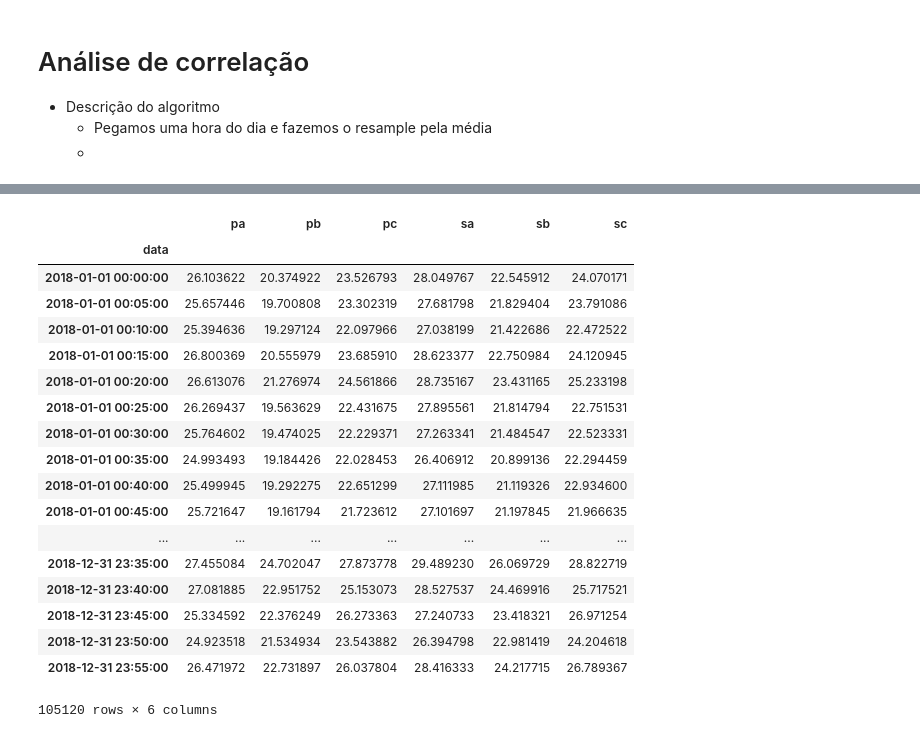
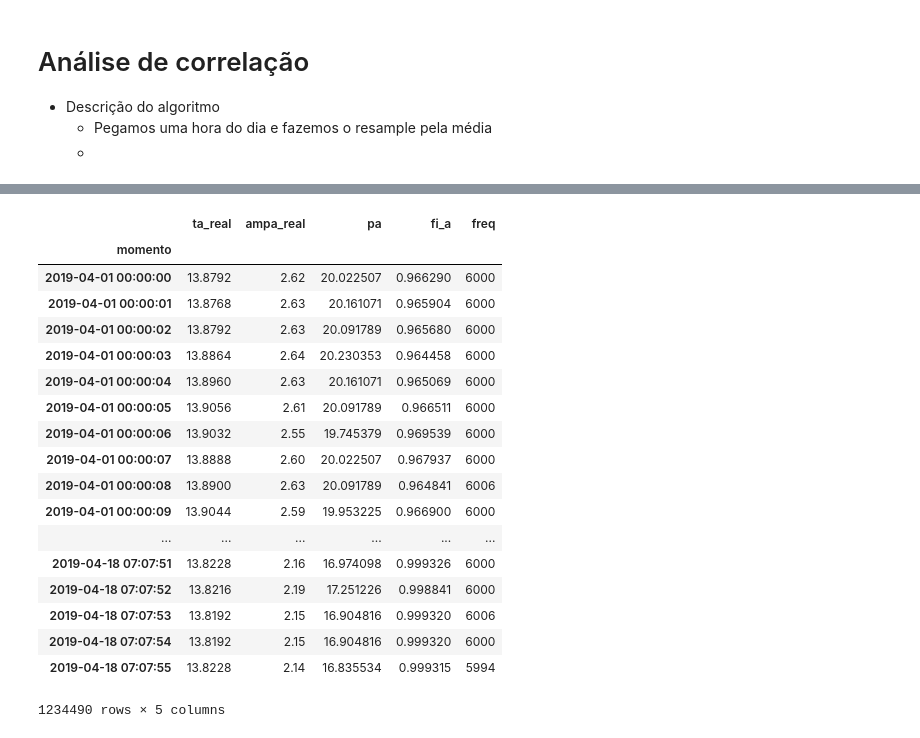
Before and after one commit to LeonardoSanBenitez/Loris-Industrial-Intelligence, a Jupyter notebook: pythonCodes/04 - Correlation analysis/Correlation analysis.ipynb, the cells around one changed output, grey strips where cells are left out. Drawn from its saved outputs; the diff is of its cells as text; code cells hidden in the pictures.

```diff
--- a/pythonCodes/04 - Correlation analysis/Correlation analysis.ipynb
+++ b/pythonCodes/04 - Correlation analysis/Correlation analysis.ipynb
@@ -9,3 +9,6 @@ import pandas as pd
 import matplotlib.pyplot as plt
 import numpy as np
 import seaborn as sns
+# %%
+raw = pd.read_csv ("../datasets/eloDadosMarço.csv", header=0)
+raw.describe()
@@ -12,27 +26,27 @@ import seaborn as sns
 # %%
-raw = pd.read_csv ("../potencias_2018.csv", header=0)
-
-raw['data'] = pd.to_datetime (raw['data'])
-raw = raw.set_index(raw.data)
-raw = raw.drop ('data', axis=1)
+## Filtering variables
+raw = raw[['momento','ta_real','ampa_real', 'pa', 'fi_a', 'freq',]]
+raw['momento'] = pd.to_datetime (raw['momento'])
+raw = raw.set_index(raw.momento)
+raw = raw.drop ('momento', axis=1)
 raw
 # %% [output]
-|  | pa | pb | pc | sa | sb | sc |
-| data |  |  |  |  |  |  |
-| 2018-01-01 00:00:00 | 26.103622 | 20.374922 | 23.526793 | 28.049767 | 22.545912 | 24.070171 |
-| 2018-01-01 00:05:00 | 25.657446 | 19.700808 | 23.302319 | 27.681798 | 21.829404 | 23.791086 |
-| 2018-01-01 00:10:00 | 25.394636 | 19.297124 | 22.097966 | 27.038199 | 21.422686 | 22.472522 |
-| 2018-01-01 00:15:00 | 26.800369 | 20.555979 | 23.685910 | 28.623377 | 22.750984 | 24.120945 |
-| 2018-01-01 00:20:00 | 26.613076 | 21.276974 | 24.561866 | 28.735167 | 23.431165 | 25.233198 |
-| 2018-01-01 00:25:00 | 26.269437 | 19.563629 | 22.431675 | 27.895561 | 21.814794 | 22.751531 |
-| 2018-01-01 00:30:00 | 25.764602 | 19.474025 | 22.229371 | 27.263341 | 21.484547 | 22.523331 |
-| 2018-01-01 00:35:00 | 24.993493 | 19.184426 | 22.028453 | 26.406912 | 20.899136 | 22.294459 |
-| 2018-01-01 00:40:00 | 25.499945 | 19.292275 | 22.651299 | 27.111985 | 21.119326 | 22.934600 |
-| 2018-01-01 00:45:00 | 25.721647 | 19.161794 | 21.723612 | 27.101697 | 21.197845 | 21.966635 |
-| ... | ... | ... | ... | ... | ... | ... |
-| 2018-12-31 23:35:00 | 27.455084 | 24.702047 | 27.873778 | 29.489230 | 26.069729 | 28.822719 |
-| 2018-12-31 23:40:00 | 27.081885 | 22.951752 | 25.153073 | 28.527537 | 24.469916 | 25.717521 |
-| 2018-12-31 23:45:00 | 25.334592 | 22.376249 | 26.273363 | 27.240733 | 23.418321 | 26.971254 |
-| 2018-12-31 23:50:00 | 24.923518 | 21.534934 | 23.543882 | 26.394798 | 22.981419 | 24.204618 |
-| 2018-12-31 23:55:00 | 26.471972 | 22.731897 | 26.037804 | 28.416333 | 24.217715 | 26.789367 |
+|  | ta_real | ampa_real | pa | fi_a | freq |
+| momento |  |  |  |  |  |
+| 2019-04-01 00:00:00 | 13.8792 | 2.62 | 20.022507 | 0.966290 | 6000 |
+| 2019-04-01 00:00:01 | 13.8768 | 2.63 | 20.161071 | 0.965904 | 6000 |
+| 2019-04-01 00:00:02 | 13.8792 | 2.63 | 20.091789 | 0.965680 | 6000 |
+| 2019-04-01 00:00:03 | 13.8864 | 2.64 | 20.230353 | 0.964458 | 6000 |
+| 2019-04-01 00:00:04 | 13.8960 | 2.63 | 20.161071 | 0.965069 | 6000 |
+| 2019-04-01 00:00:05 | 13.9056 | 2.61 | 20.091789 | 0.966511 | 6000 |
+| 2019-04-01 00:00:06 | 13.9032 | 2.55 | 19.745379 | 0.969539 | 6000 |
+| 2019-04-01 00:00:07 | 13.8888 | 2.60 | 20.022507 | 0.967937 | 6000 |
+| 2019-04-01 00:00:08 | 13.8900 | 2.63 | 20.091789 | 0.964841 | 6006 |
+| 2019-04-01 00:00:09 | 13.9044 | 2.59 | 19.953225 | 0.966900 | 6000 |
+| ... | ... | ... | ... | ... | ... |
+| 2019-04-18 07:07:51 | 13.8228 | 2.16 | 16.974098 | 0.999326 | 6000 |
+| 2019-04-18 07:07:52 | 13.8216 | 2.19 | 17.251226 | 0.998841 | 6000 |
+| 2019-04-18 07:07:53 | 13.8192 | 2.15 | 16.904816 | 0.999320 | 6006 |
+| 2019-04-18 07:07:54 | 13.8192 | 2.15 | 16.904816 | 0.999320 | 6000 |
+| 2019-04-18 07:07:55 | 13.8228 | 2.14 | 16.835534 | 0.999315 | 5994 |
-105120 rows × 6 columns
+1234490 rows × 5 columns
```
Also changed, not shown: parts of 6 cells of this notebook, 2 other files.
